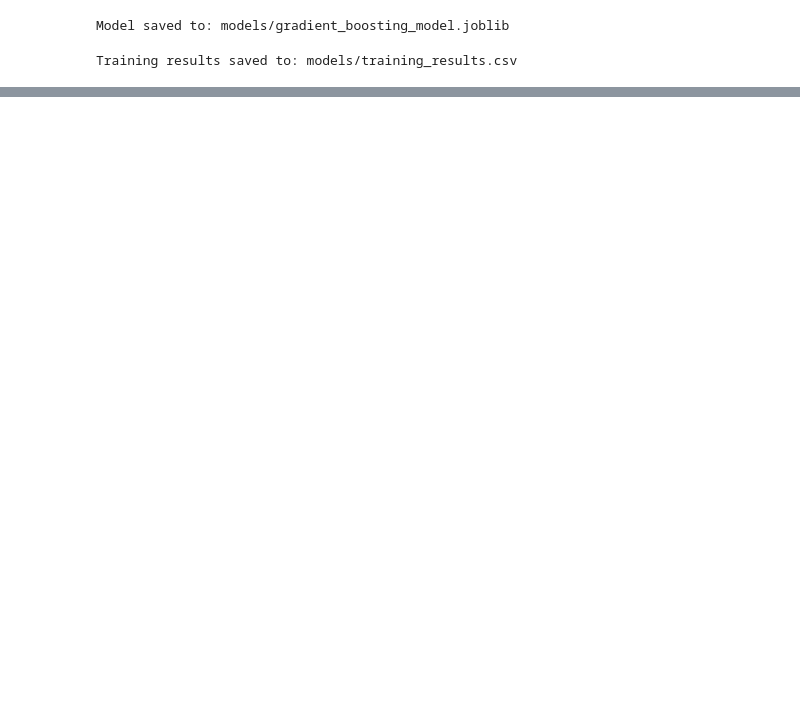
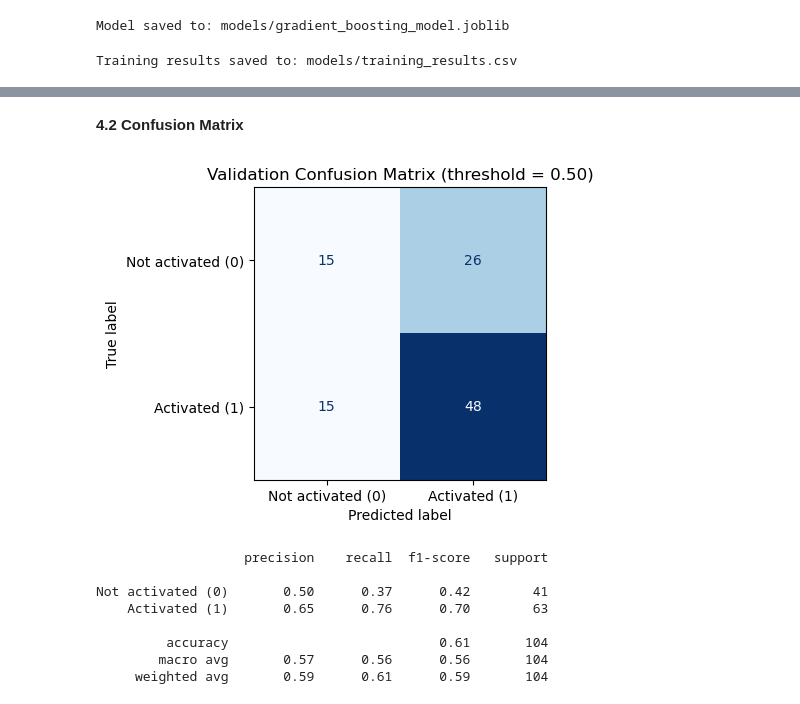
Before and after one commit to 26304870-STADIO/CAP182_STADIOEquities_first-deposit-activation-project, a Jupyter notebook: SS3_PartB.ipynb, the cells around one changed output, grey strips where cells are left out. Saved outputs shown, nothing was run; the diff lists cells and outputs as text; code cells hidden in the pictures; blank space fills up the shorter version.

```diff
--- a/SS3_PartB.ipynb
+++ b/SS3_PartB.ipynb
@@ -1802,0 +1879,17 @@ Training results saved to: models/training_results.csv
+# %%
+# Predicted probabilities and default (0.5) class predictions on the validation set
+val_proba = best_model.predict_proba(X_val)[:, 1]
+val_pred = best_model.predict(X_val)
+
+validation_metrics = {
+    "accuracy": accuracy_score(y_val, val_pred),
+    "precision": precision_score(y_val, val_pred),
+    "recall": recall_score(y_val, val_pred),
+    "f1": f1_score(y_val, val_pred),
+    "roc_auc": roc_auc_score(y_val, val_proba),
+    "pr_auc": average_precision_score(y_val, val_proba),
+}
+
+print("Validation-set performance (threshold = 0.50):")
+for name, value in validation_metrics.items():
+    print(f"  {name:10s}: {value:.4f}")
@@ -1802,0 +1908,27 @@ Training results saved to: models/training_results.csv
+# %% [markdown]
+**4.2 Confusion Matrix**
+# %%
+# Confusion matrix on the validation set at the default threshold
+val_cm = confusion_matrix(y_val, val_pred)
+
+fig, ax = plt.subplots(figsize=(4.5, 4))
+ConfusionMatrixDisplay(
+    val_cm, display_labels=["Not activated (0)", "Activated (1)"]
+).plot(ax=ax, cmap="Blues", colorbar=False)
+ax.set_title("Validation Confusion Matrix (threshold = 0.50)")
+plt.tight_layout()
+plt.show()
+
+print(classification_report(
+    y_val, val_pred, target_names=["Not activated (0)", "Activated (1)"]
+))
+# %% [output]
+[figure, added]
+                   precision    recall  f1-score   support
+
+Not activated (0)       0.50      0.37      0.42        41
+    Activated (1)       0.65      0.76      0.70        63
+
+         accuracy                           0.61       104
+        macro avg       0.57      0.56      0.56       104
+     weighted avg       0.59      0.61      0.59       104
```
Also changed, not shown: parts of 23 cells of this notebook.
